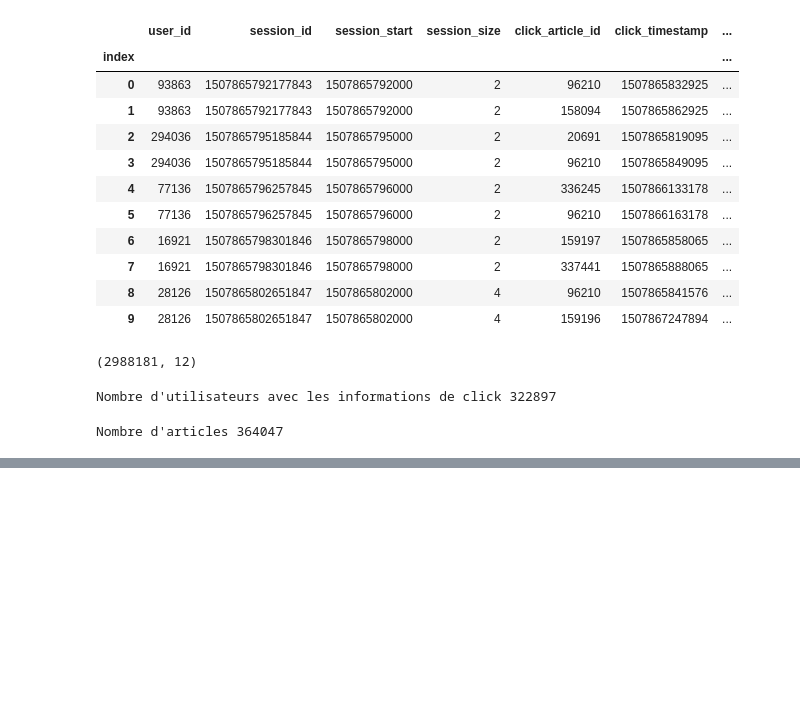
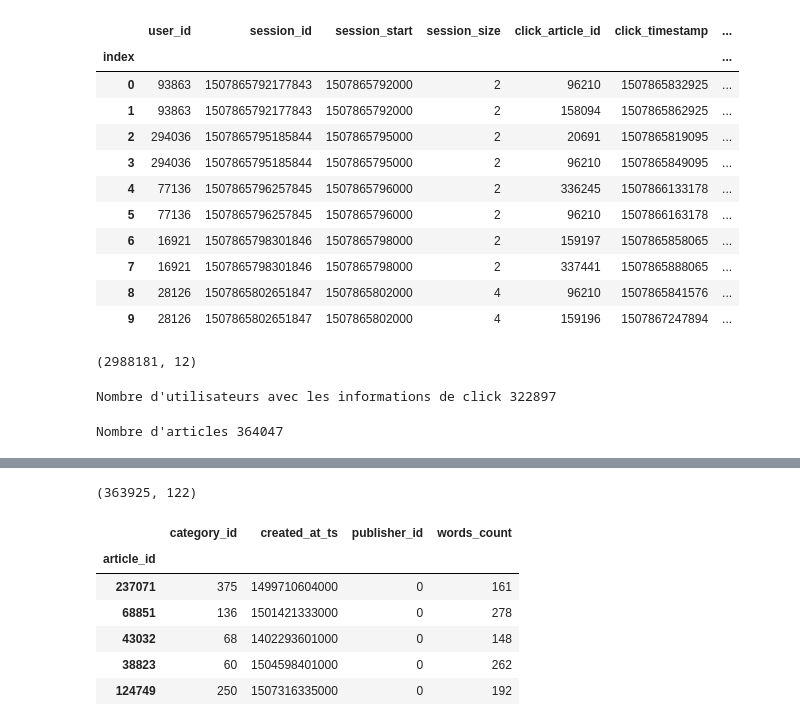
Before and after one commit to Wonters/content_recom, a Jupyter notebook: analyse.ipynb, the cells around one changed output, grey strips where cells are left out. Saved outputs shown, nothing was run; the diff lists cells and outputs as text; code cells hidden in the pictures; blank space fills up the shorter version.

```diff
--- a/analyse.ipynb
+++ b/analyse.ipynb
@@ -107,0 +270,24 @@ ImportError: numpy.core.multiarray failed to import (auto-generated because you
+# %%
+sim_matrix = np.dot(E_candidates, E_clicked.T)
+print(sim_matrix.shape)
+# %% [output]
+(363925, 122)
+# %%
+max_sim_cand = sim_matrix.max(axis=1)
+score_contenu = {idx_map[i]: max_sim_cand[i] for i in range(len(max_sim_cand))}
+svd_scores = {idx_map[i]: algo.predict(16280,i).est for i in range(len(candidates))}
+# %%
+alpha = 0.1
+score_final = {idx_map[i]: alpha*svd_scores[i] + (1-alpha)*score_contenu[i] for i in range(len(score_contenu))}
+# %%
+top5 = sorted(score_final.items(), key=lambda x: x[1], reverse=True)[:5]
+# %%
+articles.set_index("article_id").loc[[i for i,_ in top5]]
+# %% [output]
+|  | category_id | created_at_ts | publisher_id | words_count |
+| article_id |  |  |  |  |
+| 237071 | 375 | 1499710604000 | 0 | 161 |
+| 68851 | 136 | 1501421333000 | 0 | 278 |
+| 43032 | 68 | 1402293601000 | 0 | 148 |
+| 38823 | 60 | 1504598401000 | 0 | 262 |
+| 124749 | 250 | 1507316335000 | 0 | 192 |
```
Also changed, not shown: parts of 37 cells of this notebook, 7 other files.
